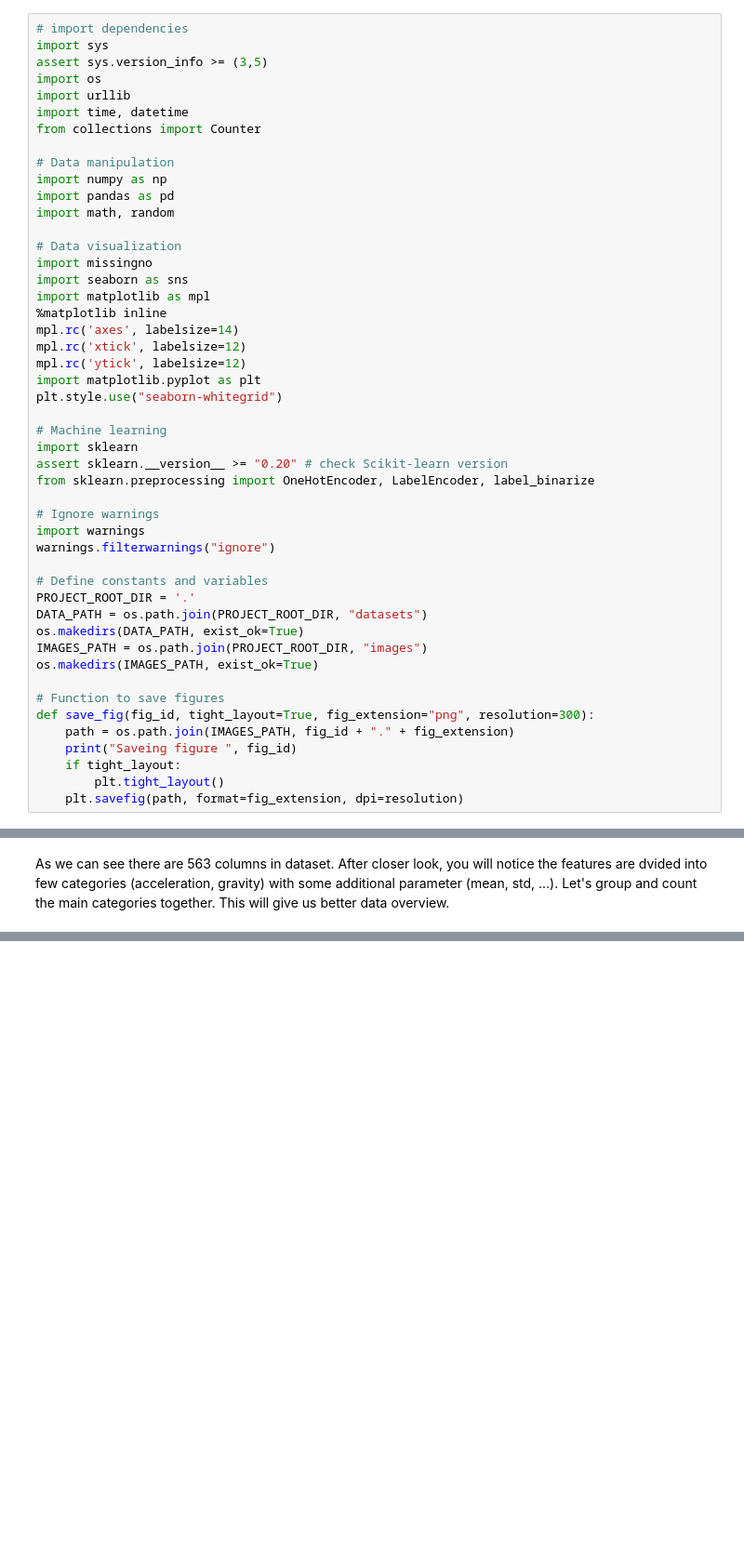
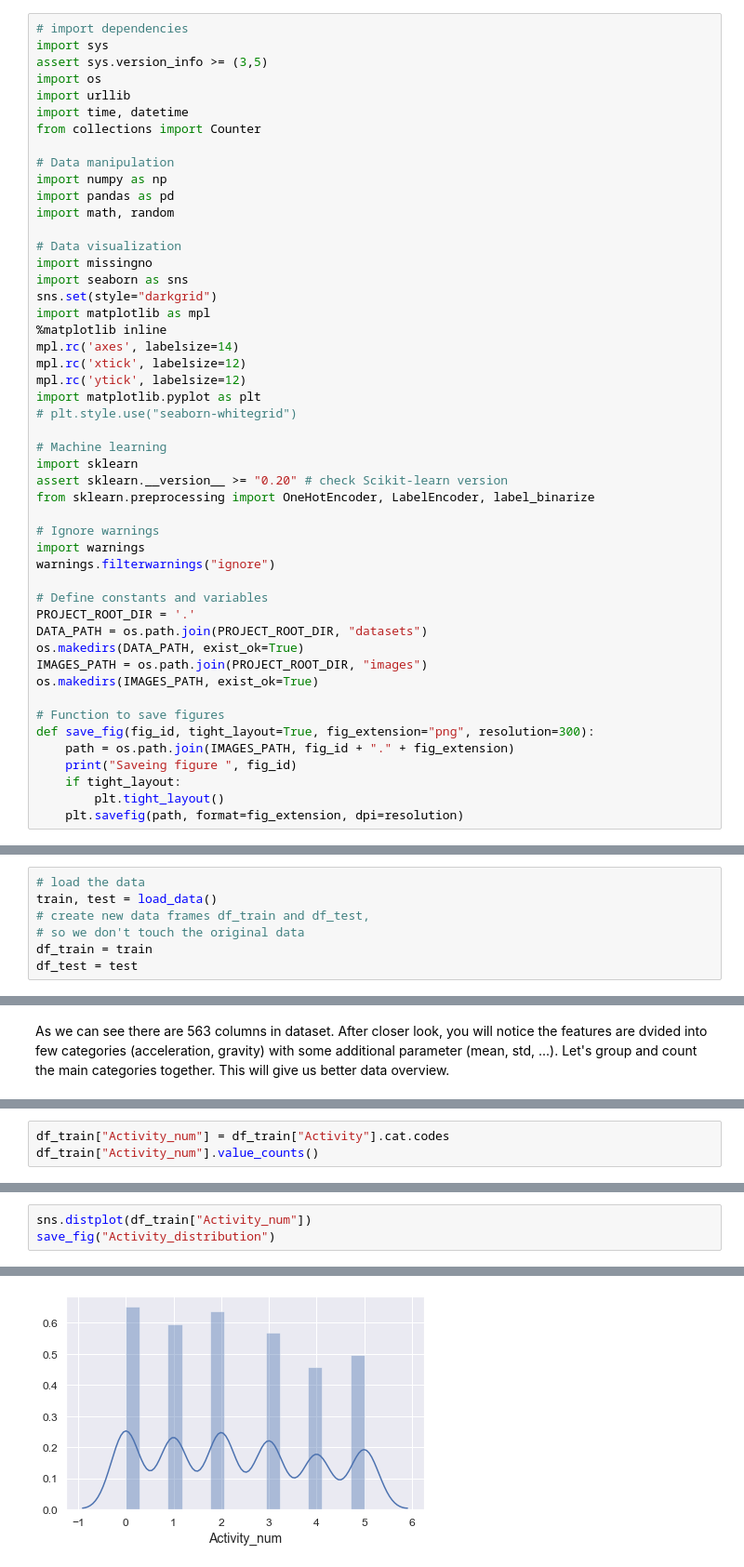
Before and after one commit to milankerek/Human-Activity-Recognition, a Jupyter notebook: human_activity_recognition.ipynb, the cells around one changed output, grey strips where cells are left out. Shown at 93% size. Saved outputs shown, nothing was run; the diff lists cells and outputs as text; blank space fills up the shorter version.

```diff
--- a/human_activity_recognition.ipynb
+++ b/human_activity_recognition.ipynb
@@ -31,13 +31,14 @@ import math, random
 # Data visualization
 import missingno
 import seaborn as sns
+sns.set(style="darkgrid")
 import matplotlib as mpl
 %matplotlib inline
 mpl.rc('axes', labelsize=14)
 mpl.rc('xtick', labelsize=12)
 mpl.rc('ytick', labelsize=12)
 import matplotlib.pyplot as plt
-plt.style.use("seaborn-whitegrid")
+# plt.style.use("seaborn-whitegrid")
 
 # Machine learning
 import sklearn
@@ -85,0 +83,7 @@ Data set train.csv and test.csv were loaded.
+# %%
+# load the data
+train, test = load_data()
+# create new data frames df_train and df_test,
+# so we don't touch the original data
+df_train = train
+df_test = test
@@ -132,0 +230,3 @@ From the table above, we can distinguish between two main attributes, starting w
+# %%
+df_train["Activity_num"] = df_train["Activity"].cat.codes
+df_train["Activity_num"].value_counts()
@@ -132,0 +255,4 @@ From the table above, we can distinguish between two main attributes, starting w
+# %%
+sns.distplot(df_train["Activity_num"])
+save_fig("Activity_distribution")
+# %% [output]
@@ -132,0 +260 @@ From the table above, we can distinguish between two main attributes, starting w
+[figure, added]
```
Also changed, not shown: parts of 23 cells of this notebook, 2 other files.
